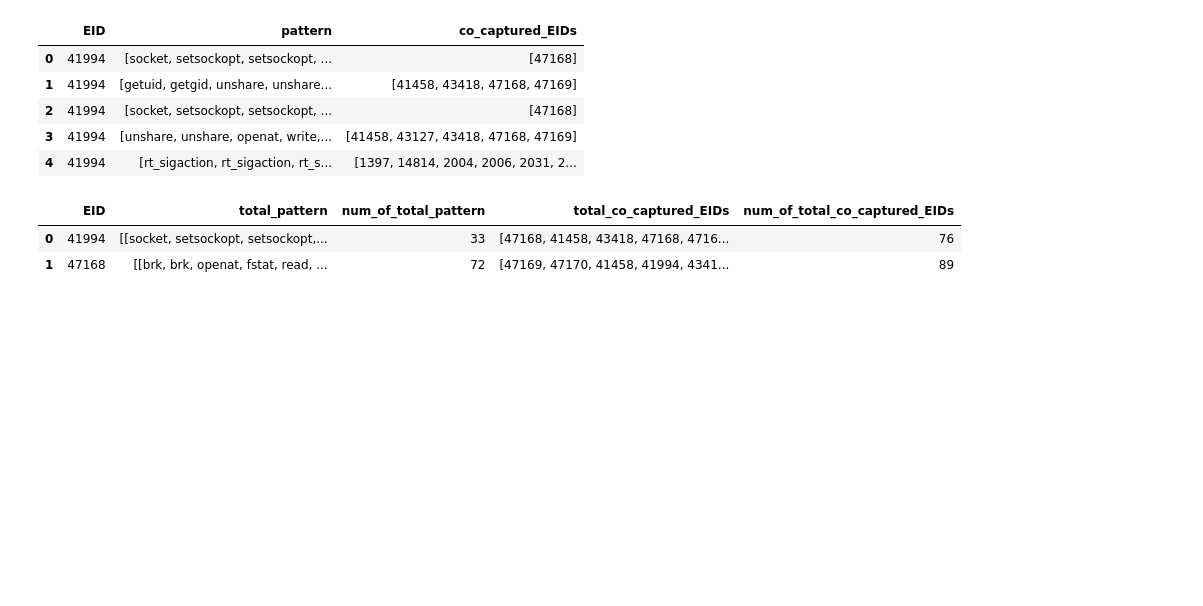
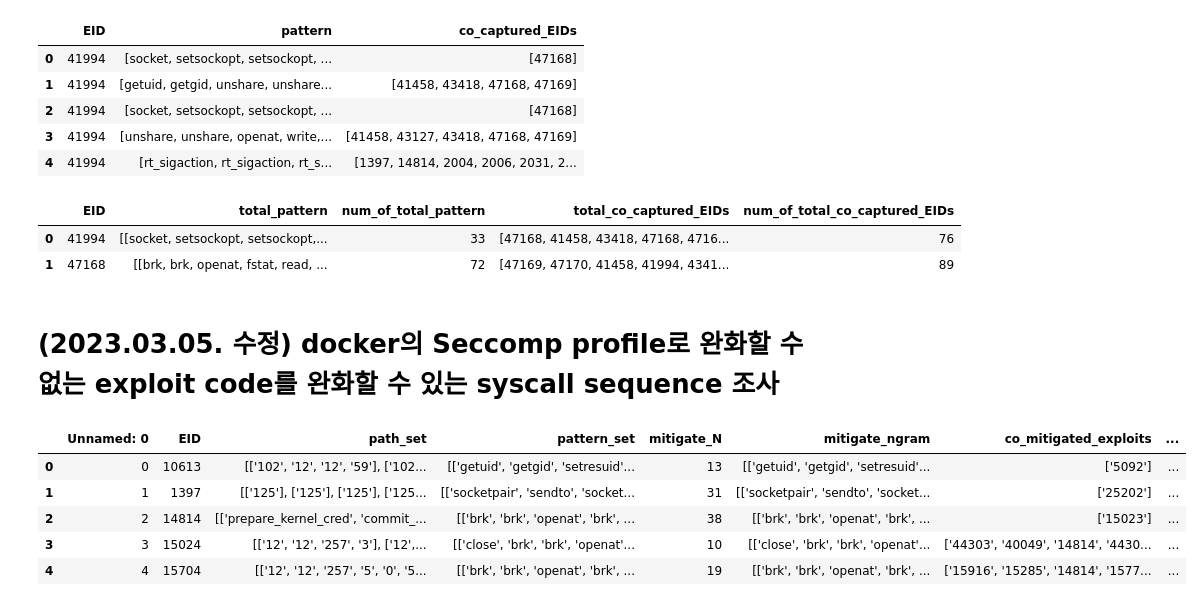
Before and after one commit to sominsong/NIMOS, a Jupyter notebook: analysis/new/Real Final Analysis for paper(NEW).ipynb, the cells around one changed output. Drawn from its saved outputs; the diff is of its cells as text; code cells hidden in the pictures; blank space fills up the shorter version.

```diff
--- a/analysis/new/Real Final Analysis for paper(NEW).ipynb
+++ b/analysis/new/Real Final Analysis for paper(NEW).ipynb
@@ -2856,3 +2853,17 @@ packetsetring_ngram_total_df
 |  | EID | total_pattern | num_of_total_pattern | total_co_captured_EIDs | num_of_total_co_captured_EIDs |
 | 0 | 41994 | [[socket, setsockopt, setsockopt,... | 33 | [47168, 41458, 43418, 47168, 4716... | 76 |
 | 1 | 47168 | [[brk, brk, openat, fstat, read, ... | 72 | [47169, 47170, 41458, 41994, 4341... | 89 |
+# %% [markdown]
+# (2023.03.05. 수정) docker의 Seccomp profile로 완화할 수 없는 exploit code를 완화할 수 있는 syscall sequence 조사
+# %%
+import pandas as pd
+file_name = 'non_mitigable_exploit_pattern.xlsx'
+non = pd.read_excel(file_name)
+non.head()
+# %% [output]
+|  | Unnamed: 0 | EID | path_set | pattern_set | mitigate_N | mitigate_ngram | co_mitigated_exploits | ... |
+| 0 | 0 | 10613 | [['102', '12', '12', '59'], ['102... | [['getuid', 'getgid', 'setresuid'... | 13 | [['getuid', 'getgid', 'setresuid'... | ['5092'] | ... |
+| 1 | 1 | 1397 | [['125'], ['125'], ['125'], ['125... | [['socketpair', 'sendto', 'socket... | 31 | [['socketpair', 'sendto', 'socket... | ['25202'] | ... |
+| 2 | 2 | 14814 | [['prepare_kernel_cred', 'commit_... | [['brk', 'brk', 'openat', 'brk', ... | 38 | [['brk', 'brk', 'openat', 'brk', ... | ['15023'] | ... |
+| 3 | 3 | 15024 | [['12', '12', '257', '3'], ['12',... | [['close', 'brk', 'brk', 'openat'... | 10 | [['close', 'brk', 'brk', 'openat'... | ['44303', '40049', '14814', '4430... | ... |
+| 4 | 4 | 15704 | [['12', '12', '257', '5', '0', '5... | [['brk', 'brk', 'openat', 'brk', ... | 19 | [['brk', 'brk', 'openat', 'brk', ... | ['15916', '15285', '14814', '1577... | ... |
```
Also changed, not shown: parts of 5 cells of this notebook, 6 other files.
